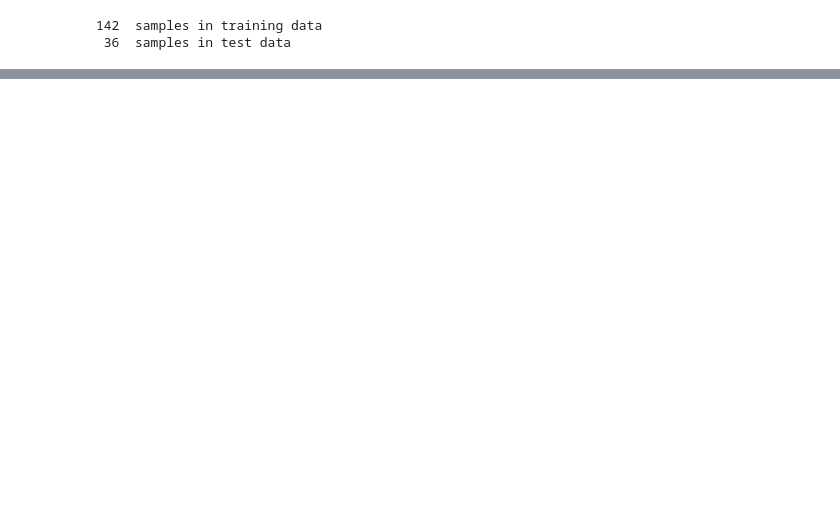
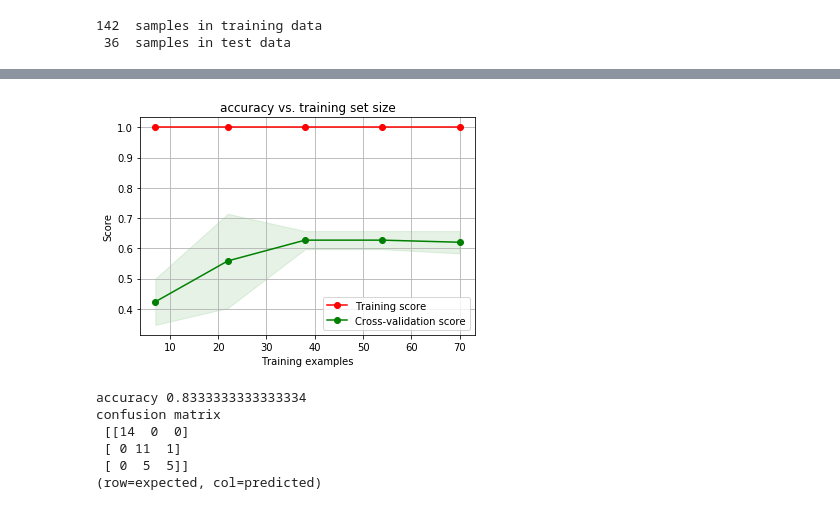
Before and after one commit to jbechtel/jakevdp.github.io-source, a Jupyter notebook: content/downloads/notebooks/WineDataset.ipynb, the cells around one changed output, grey strips where cells are left out. Saved outputs shown, nothing was run; the diff lists cells and outputs as text; code cells hidden in the pictures; blank space fills up the shorter version.

```diff
--- a/content/downloads/notebooks/WineDataset.ipynb
+++ b/content/downloads/notebooks/WineDataset.ipynb
@@ -307,0 +552,5 @@ display(HTML("<style>.container { width:50% !important; }</style>"))
+# %%
+knc_estimator = KNeighborsClassifier(leaf_size=3,
+                                     n_neighbors=1)
+%time plot_learning_curve(knc_estimator, "accuracy vs. training set size", data_train, label_train, cv=2)
+# %% [output]
@@ -307,0 +560,14 @@ display(HTML("<style>.container { width:50% !important; }</style>"))
+[figure, added]
+# %%
+predictions = knc_detector.predict(data_test)
+print('accuracy', accuracy_score(label_test, predictions))
+print('confusion matrix\n',
+      confusion_matrix(label_test, predictions))
+print('(row=expected, col=predicted)')
+# %% [output]
+accuracy 0.8333333333333334
+confusion matrix
+ [[14  0  0]
+ [ 0 11  1]
+ [ 0  5  5]]
+(row=expected, col=predicted)
```
Also changed, not shown: parts of 31 cells of this notebook.
